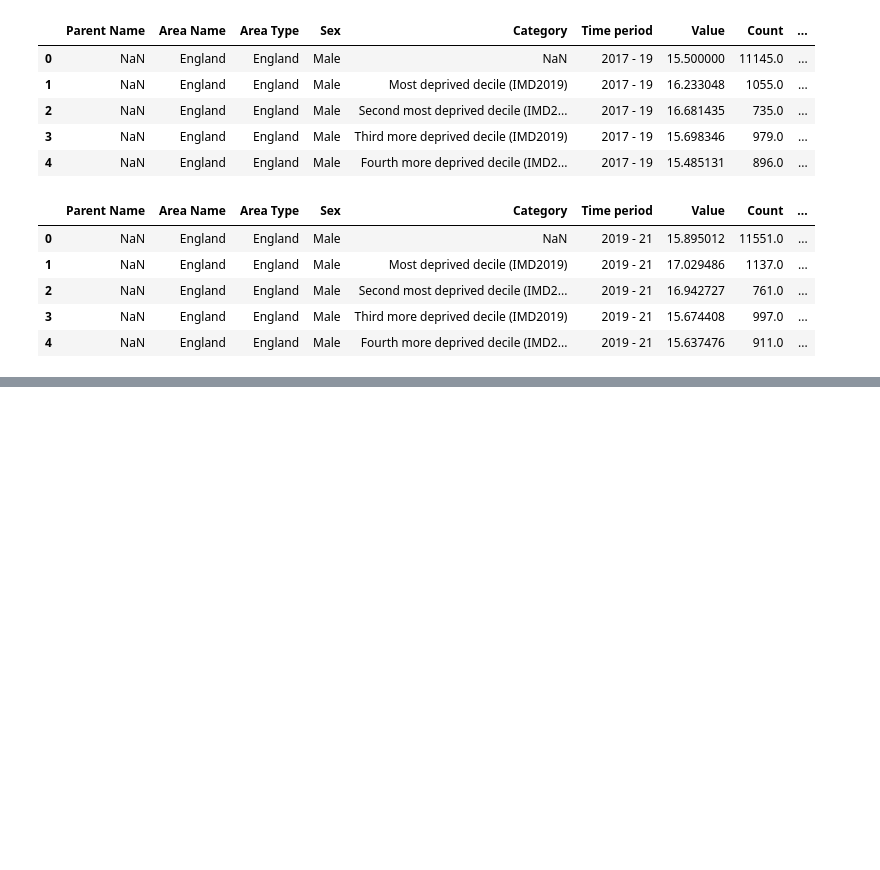
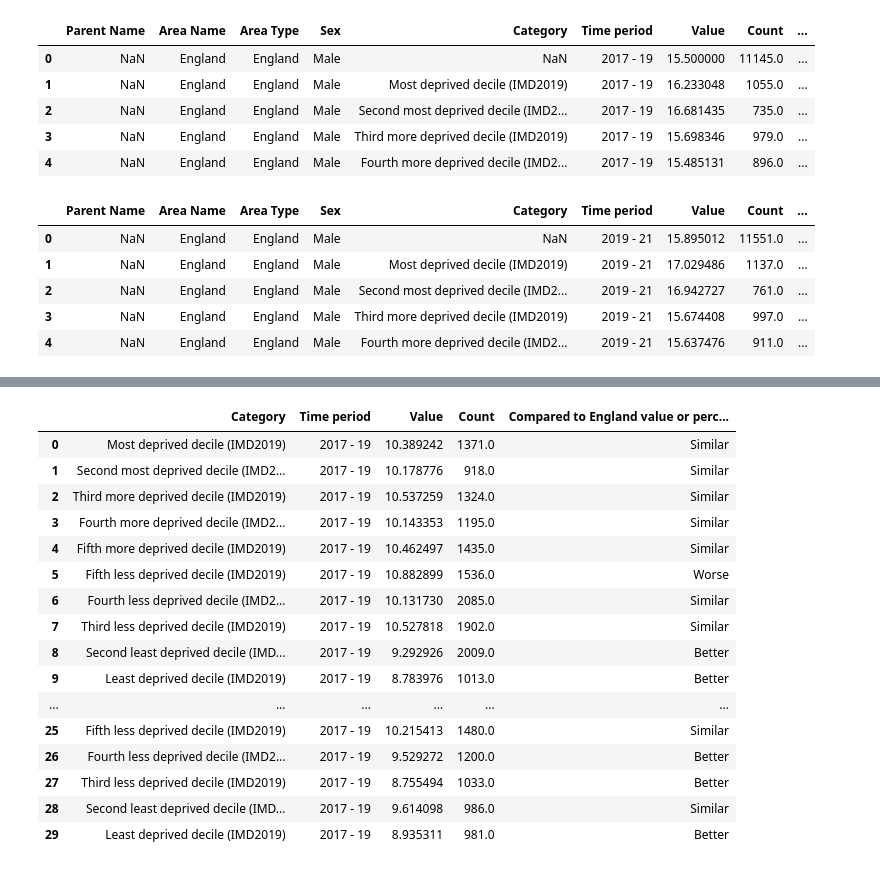
Before and after one commit to HJandu/Project_1_Covid19, a Jupyter notebook: Cleaning/Cleaning.ipynb, the cells around one changed output, grey strips where cells are left out. Saved outputs shown, nothing was run; the diff lists cells and outputs as text; code cells hidden in the pictures; blank space fills up the shorter version.

```diff
--- a/Cleaning.ipynb
+++ b/Cleaning/Cleaning.ipynb
@@ -260,0 +264,21 @@ covid_areas.to_csv("DuringCovid_a.csv", index=False)
+# %%
+#getting rid of data not needed for specific question (gender) and making dataframes from that
+not_gender = []
+
+for x in range(len(pre_covid_times)):
+    if pre_covid_times["Area Type"][x] != "England" or pd.isna(pre_covid_times["Category"][x]) == False or pre_covid_times["Sex"][x] == "Persons":
+        not_gender.append(x)
+
+pre_covid_gender = pre_covid_times.drop(not_gender)
+pre_covid_gender.reset_index(drop=True, inplace=True)
+pre_covid_gender.drop(columns = ["Parent Name", "Area Name", "Area Type", "Category", "Compared to England value or percentiles", "Compared to Region value or percentiles"], inplace=True)
+
+not_gender = []
+
+for x in range(len(covid_times)):
+    if covid_times["Area Type"][x] != "England" or pd.isna(covid_times["Category"][x]) == False or covid_times["Sex"][x] == "Persons":
+        not_gender.append(x)
+
+covid_gender = covid_times.drop(not_gender)
+covid_gender.reset_index(drop=True, inplace=True)
+covid_gender.drop(columns = ["Parent Name", "Area Name", "Area Type", "Category", "Compared to England value or percentiles", "Compared to Region value or percentiles"], inplace=True)
@@ -260,0 +301,42 @@ covid_areas.to_csv("DuringCovid_a.csv", index=False)
+# %%
+#getting rid of data not needed for specific question (gender) and making dataframes from that
+not_wealth = []
+
+for x in range(len(pre_covid_times)):
+    if pre_covid_times["Area Type"][x] != "England" or pd.isna(pre_covid_times["Category"][x]) == True or pre_covid_times["Sex"][x] == "Male" or pre_covid_times["Sex"][x] == "Female":
+        not_wealth.append(x)
+
+pre_covid_wealth = pre_covid_times.drop(not_wealth)
+pre_covid_wealth.reset_index(drop=True, inplace=True)
+pre_covid_wealth.drop(columns = ["Parent Name", "Area Name", "Area Type", "Sex", "Compared to Region value or percentiles"], inplace=True)
+
+not_wealth = []
+
+for x in range(len(covid_times)):
+    if covid_times["Area Type"][x] != "England" or pd.isna(covid_times["Category"][x]) == True or covid_times["Sex"][x] == "Male" or pre_covid_times["Sex"][x] == "Female":
+        not_wealth.append(x)
+
+covid_wealth = covid_times.drop(not_wealth)
+covid_wealth.reset_index(drop=True, inplace=True)
+covid_wealth.drop(columns = ["Parent Name", "Area Name", "Area Type", "Sex", "Compared to Region value or percentiles"], inplace=True)
+# %%
+#there are multiple types of the same deprived decile (as there are multiple ways a counting)
+pre_covid_wealth
+# %% [output]
+|  | Category | Time period | Value | Count | Compared to England value or perc... |
+| 0 | Most deprived decile (IMD2019) | 2017 - 19 | 10.389242 | 1371.0 | Similar |
+| 1 | Second most deprived decile (IMD2... | 2017 - 19 | 10.178776 | 918.0 | Similar |
+| 2 | Third more deprived decile (IMD2019) | 2017 - 19 | 10.537259 | 1324.0 | Similar |
+| 3 | Fourth more deprived decile (IMD2... | 2017 - 19 | 10.143353 | 1195.0 | Similar |
+| 4 | Fifth more deprived decile (IMD2019) | 2017 - 19 | 10.462497 | 1435.0 | Similar |
+| 5 | Fifth less deprived decile (IMD2019) | 2017 - 19 | 10.882899 | 1536.0 | Worse |
+| 6 | Fourth less deprived decile (IMD2... | 2017 - 19 | 10.131730 | 2085.0 | Similar |
+| 7 | Third less deprived decile (IMD2019) | 2017 - 19 | 10.527818 | 1902.0 | Similar |
+| 8 | Second least deprived decile (IMD... | 2017 - 19 | 9.292926 | 2009.0 | Better |
+| 9 | Least deprived decile (IMD2019) | 2017 - 19 | 8.783976 | 1013.0 | Better |
+| ... | ... | ... | ... | ... | ... |
+| 25 | Fifth less deprived decile (IMD2019) | 2017 - 19 | 10.215413 | 1480.0 | Similar |
+| 26 | Fourth less deprived decile (IMD2... | 2017 - 19 | 9.529272 | 1200.0 | Better |
+| 27 | Third less deprived decile (IMD2019) | 2017 - 19 | 8.755494 | 1033.0 | Better |
+| 28 | Second least deprived decile (IMD... | 2017 - 19 | 9.614098 | 986.0 | Similar |
+| 29 | Least deprived decile (IMD2019) | 2017 - 19 | 8.935311 | 981.0 | Better |
```
Also changed, not shown: parts of 18 cells of this notebook, 16 other files.
